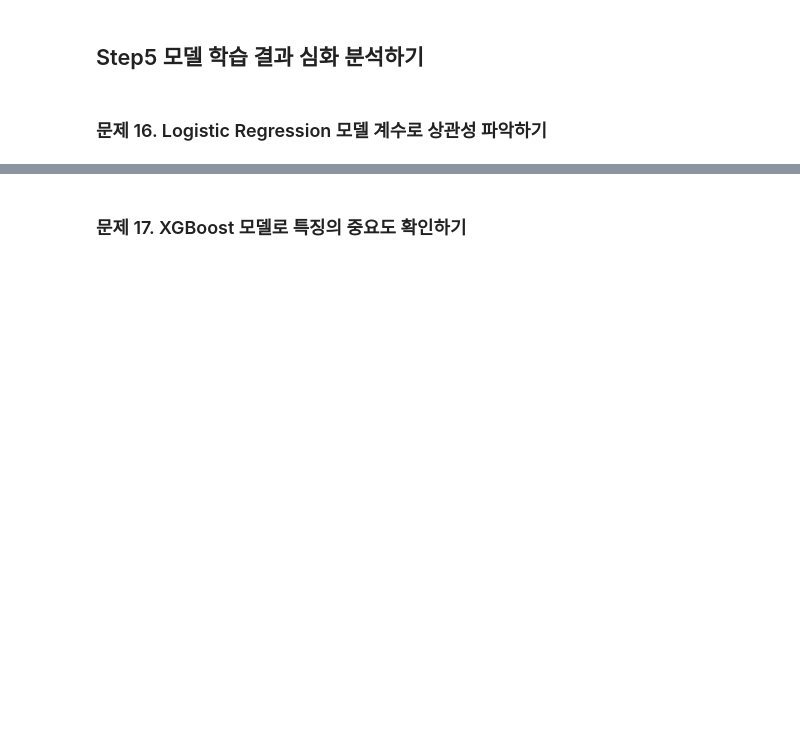
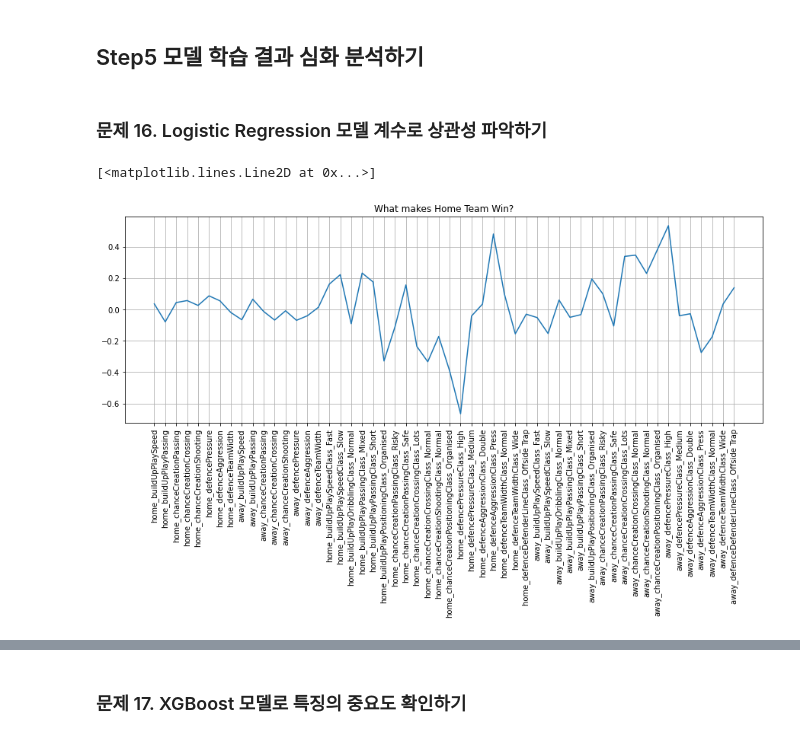
Before and after one commit to puddingHong/Fastcampus, a Jupyter notebook: 유럽 축구 데이터 분석.ipynb, the cells around one changed output, grey strips where cells are left out. Saved outputs shown, nothing was run; the diff lists cells and outputs as text; code cells hidden in the pictures; blank space fills up the shorter version.

```diff
--- a/유럽 축구 데이터 분석.ipynb
+++ b/유럽 축구 데이터 분석.ipynb
@@ -682,4 +683,5 @@ X_train, X_test, y_train, y_test = train_test_split(X, y, test_size =0.3, random
 from sklearn.linear_model import LogisticRegression
 # %%
 # LogisticRegression 모델 생성/학습
-model_lr =
+model_lr = LogisticRegression(max_iter=10000)
+model_lr.fit(X_train, y_train)
@@ -710,0 +750,10 @@ pred =
+# %%
+# Logistic Regression 모델의 coef_ 속성을 plot하기
+plt.figure(figsize=(15,5))
+plt.xticks(rotation=90)
+plt.grid()
+plt.title('What makes Home Team Win?')
+plt.plot(X.columns, model_lr.coef_[0])
+# %% [output]
+[<matplotlib.lines.Line2D at 0x...>]
+[figure, added]
```
Also changed, not shown: parts of 44 cells of this notebook.
